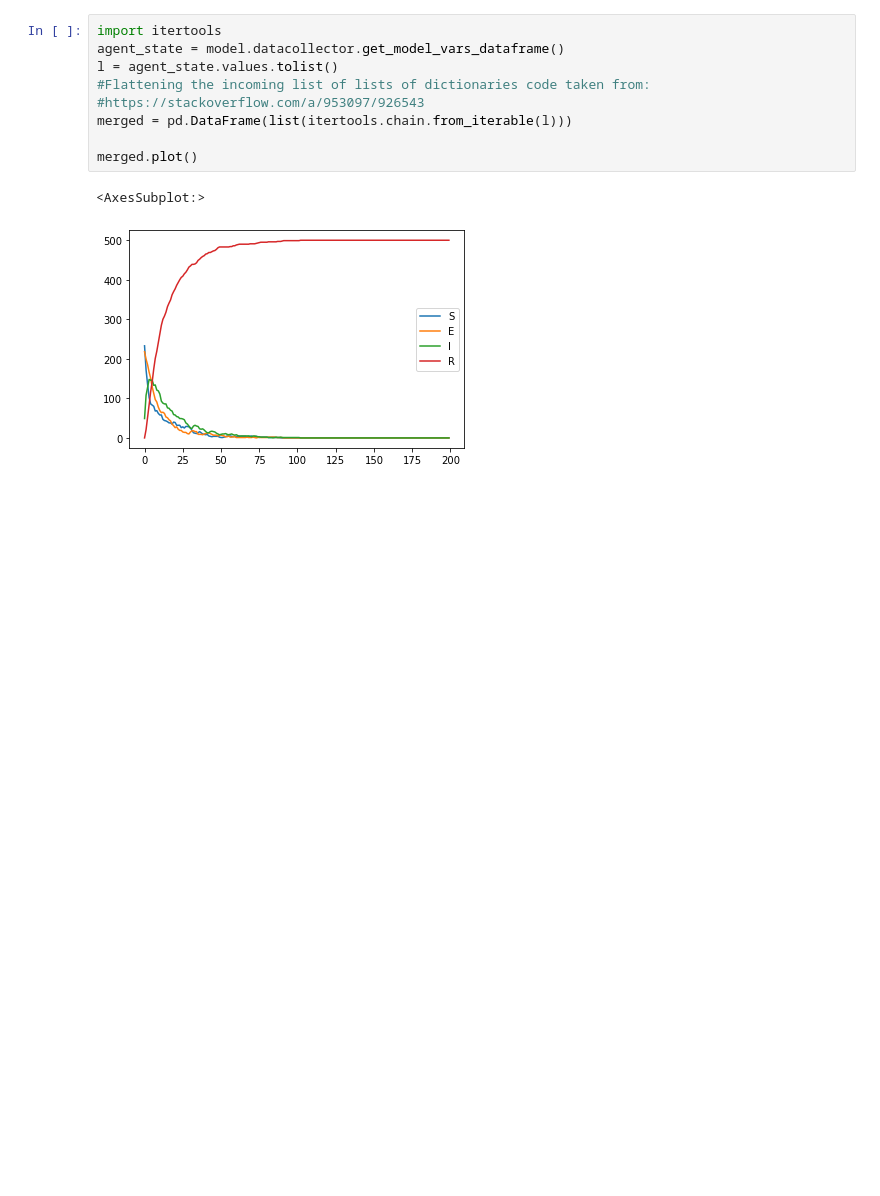
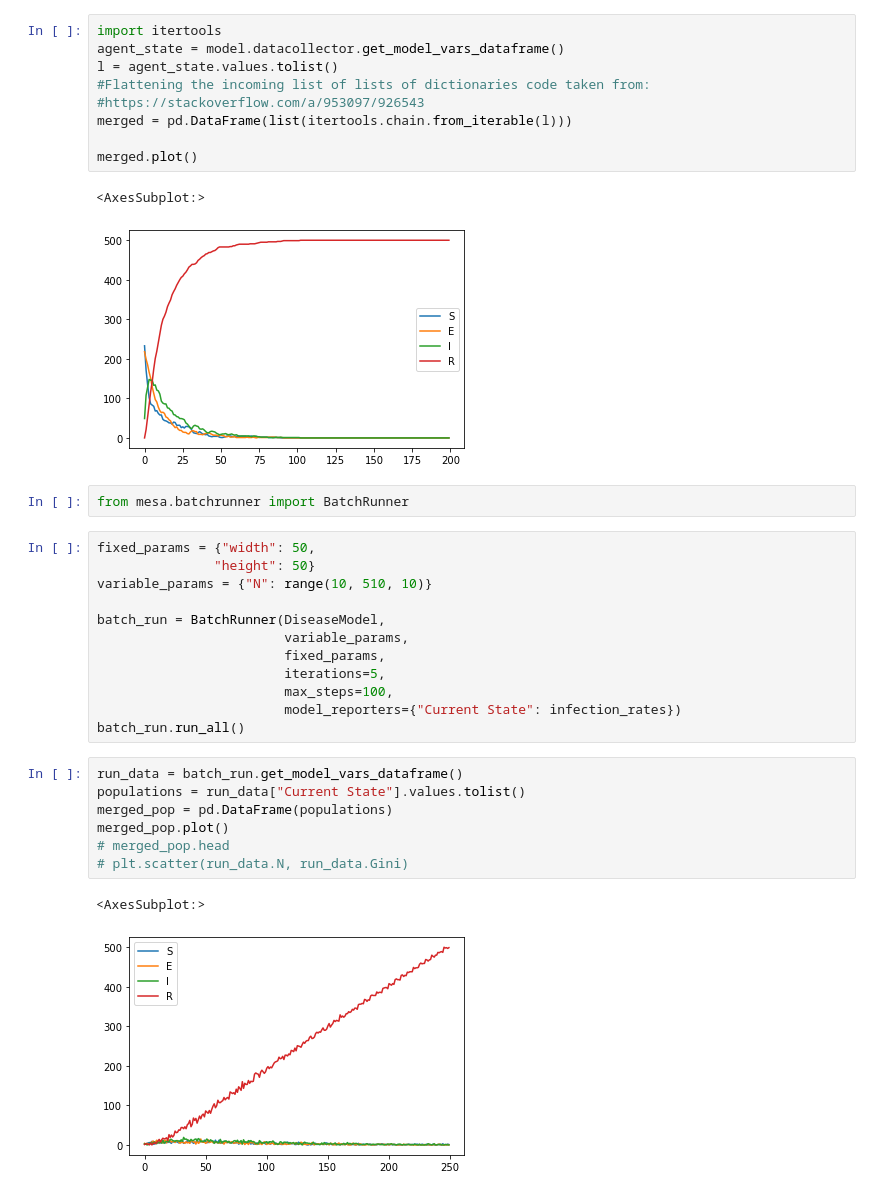
Before and after one commit to RaunakDune/basic-seir-model, a Jupyter notebook: SEIR ABD.ipynb, the cells around one changed output. Drawn from its saved outputs; the diff is of its cells as text; blank space fills up the shorter version.

Commit message:
Added batchrunner

```diff
--- a/SEIR ABD.ipynb
+++ b/SEIR ABD.ipynb
@@ -55,3 +55,27 @@ merged.plot()
 # %% [output]
 <AxesSubplot:>
 [figure]
+# %%
+from mesa.batchrunner import BatchRunner
+# %%
+fixed_params = {"width": 50,
+               "height": 50}
+variable_params = {"N": range(10, 510, 10)}
+
+batch_run = BatchRunner(DiseaseModel,
+                        variable_params,
+                        fixed_params,
+                        iterations=5,
+                        max_steps=100,
+                        model_reporters={"Current State": infection_rates})
+batch_run.run_all()
+# %%
+run_data = batch_run.get_model_vars_dataframe()
+populations = run_data["Current State"].values.tolist()
+merged_pop = pd.DataFrame(populations)
+merged_pop.plot()
+# merged_pop.head
+# plt.scatter(run_data.N, run_data.Gini)
+# %% [output]
+<AxesSubplot:>
+[figure, added]
```
